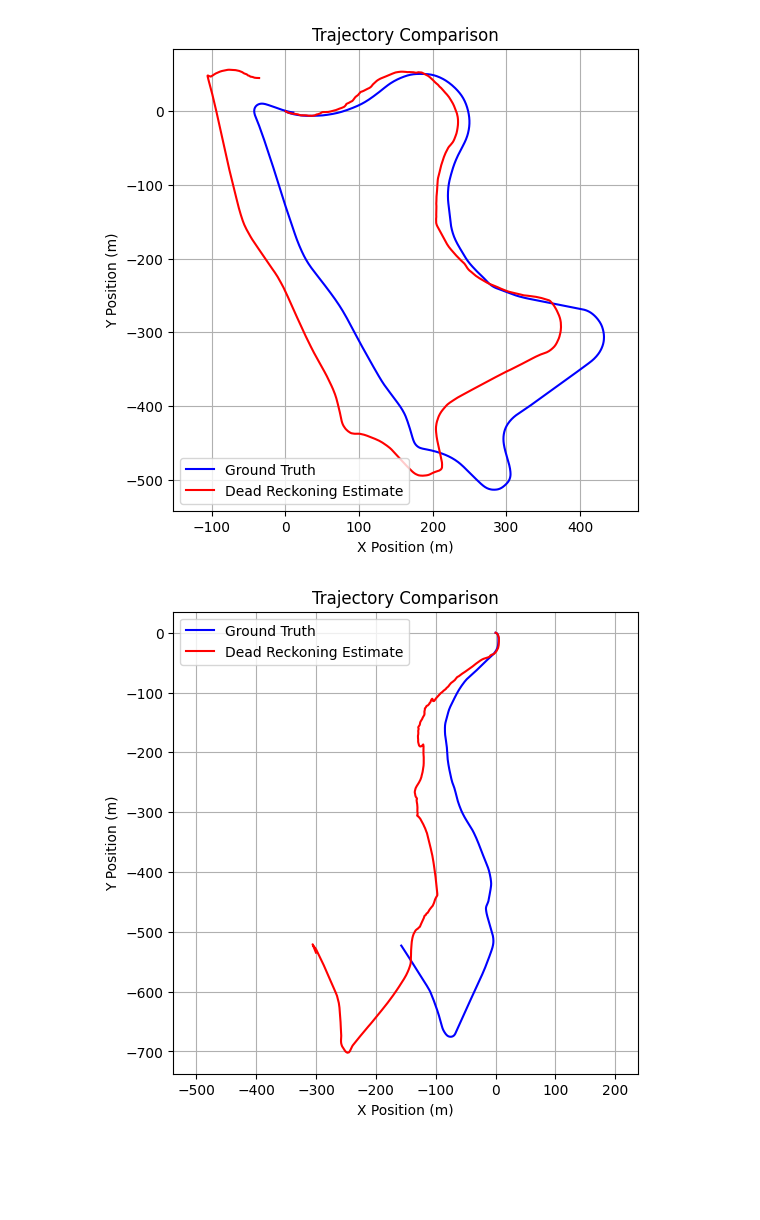
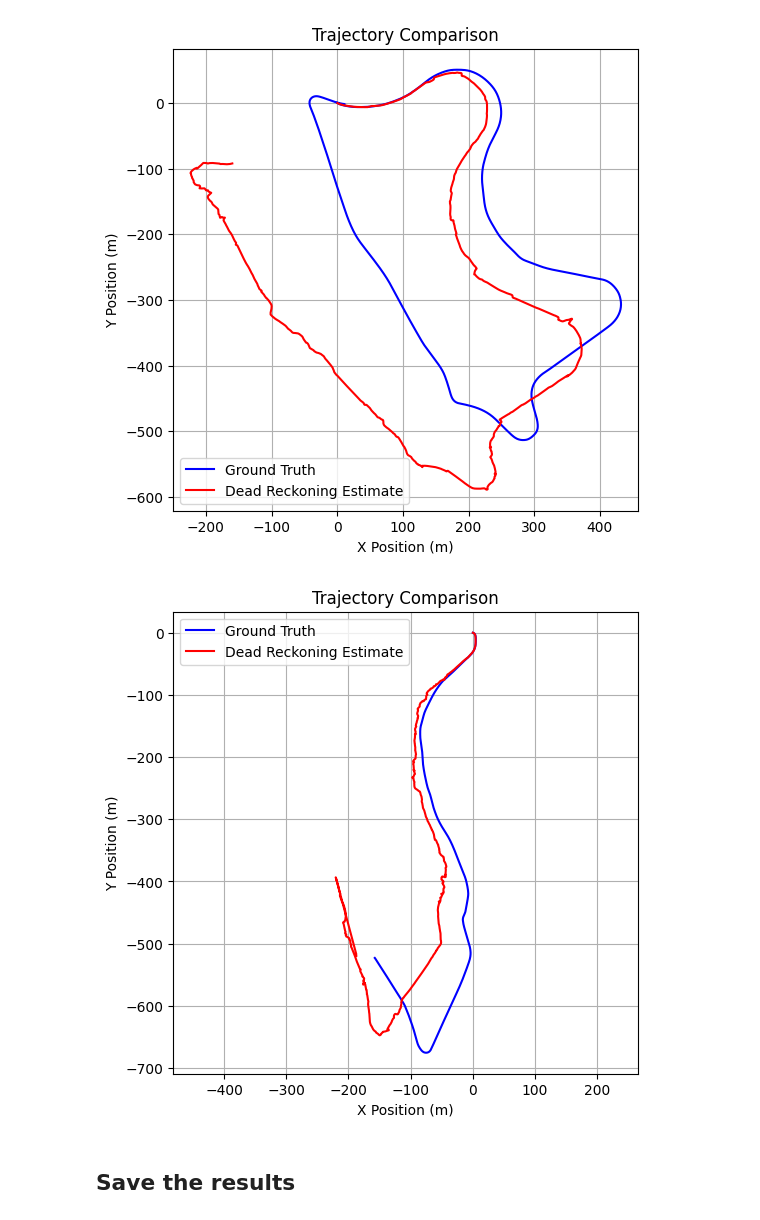
Before and after one commit to ishikawatatsuki/hd_map_aided_localization, a Jupyter notebook: notebooks/dead_reckoning.ipynb, the cells around one changed output. Drawn from its saved outputs; the diff is of its cells as text; code cells hidden in the pictures; blank space fills up the shorter version.

```diff
--- a/notebooks/dead_reckoning.ipynb
+++ b/notebooks/dead_reckoning.ipynb
@@ -57,8 +53,8 @@ def run_dead_reckoning(kitti_data: KittiData):
 
     z_lu = np.zeros(2)
     z_v0 = np.zeros(3)
-    R_lu = np.eye(2) * 0.2
-    R_v0 = np.eye(3) * 0.1
+    R_lu = np.eye(2) * 3.0
+    R_v0 = np.eye(3) * 1.0
 
     dt = None
     prev_timestamp = None
@@ -114,15 +110,17 @@ def run_dead_reckoning(kitti_data: KittiData):
 # %%
 seq = "09"
 seq09_data = get_kitti_data(seq, root_dir, is_sync)
-result = run_dead_reckoning(seq09_data)
-visualize_trajectories(result["estimated_trajectory"], result["ground_truth_trajectory"])
+result_seq09 = run_dead_reckoning(seq09_data)
+visualize_trajectories(result_seq09["estimated_trajectory"], result_seq09["ground_truth_trajectory"])
 # %% [output]
-[figure, old version]
+[figure, new version]
 # %%
 seq = "10"
 seq10_data = get_kitti_data(seq, root_dir, is_sync)
 
-result = run_dead_reckoning(seq10_data)
-visualize_trajectories(result["estimated_trajectory"], result["ground_truth_trajectory"])
+result_seq10 = run_dead_reckoning(seq10_data)
+visualize_trajectories(result_seq10["estimated_trajectory"], result_seq10["ground_truth_trajectory"])
 # %% [output]
-[figure, old version]
+[figure, new version]
+# %% [markdown]
+## Save the results
```
Also changed, not shown: parts of 3 cells of this notebook, 19 other files.
